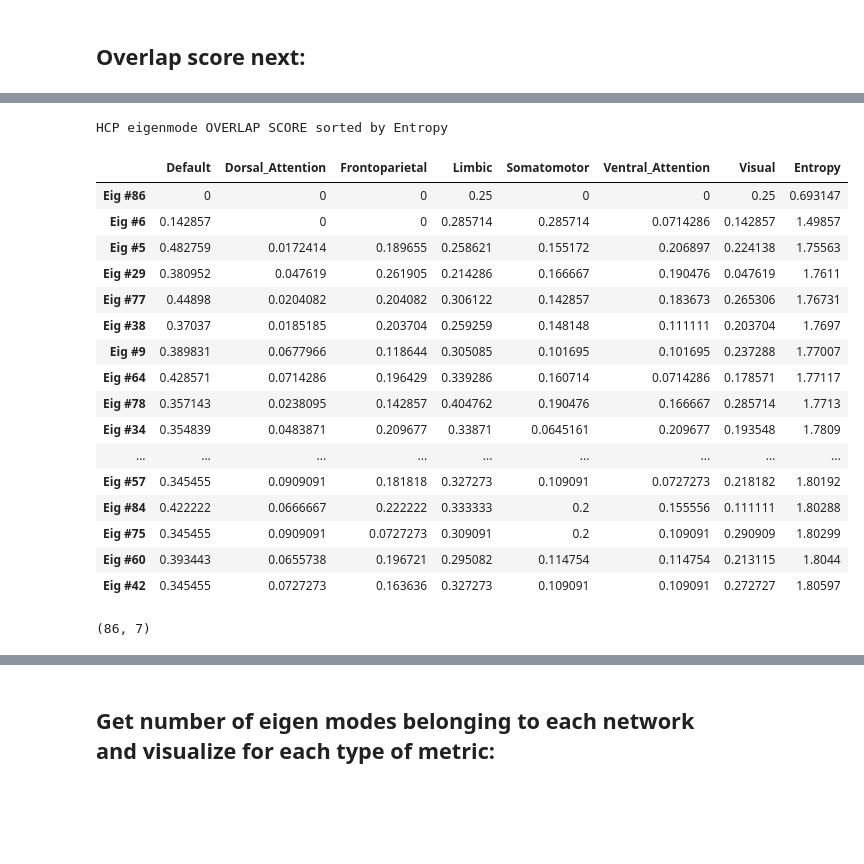
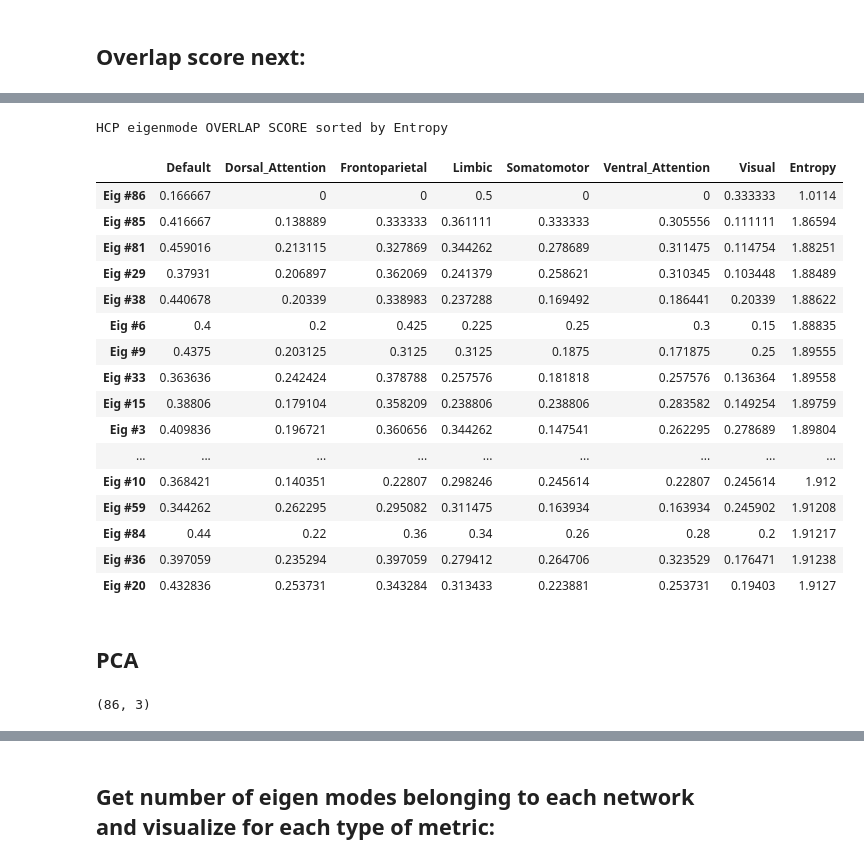
Before and after one commit to Raj-Lab-UCSF/spectrome, a Jupyter notebook: spectrome/notebooks/complex_laplacian/HCP_eigenmodes.ipynb, the cells around one changed output, grey strips where cells are left out. Cells and saved outputs as stored; diff of their text form; code cells hidden in the pictures; blank space fills up the shorter version.

```diff
--- a/spectrome/notebooks/complex_laplacian/HCP_eigenmodes.ipynb
+++ b/spectrome/notebooks/complex_laplacian/HCP_eigenmodes.ipynb
@@ -136,0 +334,8 @@ HCP_brain.norm_eigenmodes.shape
+# %%
+thresh_vec = np.linspace(0.1, 1, 10)
+binary_count = np.zeros(thresh_vec.shape)
+for i in np.arange(0, len(thresh_vec)):
+    binary_mat = np.where(HCP_brain.norm_eigenmodes > thresh_vec[i], ub, lb)
+    binary_count[i] = np.around(np.mean(np.count_nonzero(binary_mat, axis=1)))
+
+binary_count  # looks like we pick the entry that give us 26, which is i = 5, 6th entry
@@ -137,5 +344,8 @@ HCP_brain.norm_eigenmodes.shape
 # %%
-plt.imshow(HCP_brain.reducedConnectome, cmap=plt.cm.Blues_r)
+HCP_brain.binary_eigenmodes = np.where(
+    HCP_brain.norm_eigenmodes > thresh_vec[5], ub, lb
+)
+plt.imshow(HCP_brain.binary_eigenmodes, cmap=plt.cm.Blues)
 plt.colorbar()
 # %% [output]
 <matplotlib.colorbar.Colorbar at 0x...>
@@ -241,5 +352,0 @@ ax.plot(allreal[:,:,1],allimag[:,:,1])
-# %%
-# binarize eigenmodes
-HCP_brain.binary_eigenmodes = np.where(HCP_brain.norm_eigenmodes > threshold, ub, lb)
-plt.imshow(HCP_brain.binary_eigenmodes, cmap=plt.cm.Blues)
-plt.colorbar()
@@ -276,6 +355,8 @@ def get_dice_df(x,y):
 # %%
-hcp_dice = get_dice_df(HCP_brain.binary_eigenmodes,DKfc_binarized)
-hcp_dice.head(10).style.set_caption('HCP Eigenmode Dice Coef').apply(functions.highlight_min, axis=1)
+hcp_dice = eigenmode.get_dice_df(HCP_brain.binary_eigenmodes, DKfc_binarized)
+hcp_dice.head(10).style.set_caption("HCP Eigenmode Dice Coef").apply(
+    functions.highlight_min, axis=1
+)
 # %% [output]
 HCP Eigenmode Dice Coef
 | Unnamed: 0 | Default | Dorsal_Attention | Frontoparietal | Limbic | Somatomotor | Ventral_Attention | Visual |
@@ -359,32 +429,30 @@ hcp_overlap_score.head(10).style.apply(functions.highlight_max,axis = 1)
 # %%
 # compute entropy for overlap
-entropy_hcp_overlap = eigenmode.get_purity_score(hcp_sxy)
+entropy_hcp_overlap = eigenmode.get_entropy_score(hcp_sxy)
 df_olentropy_hcp = pd.DataFrame(entropy_hcp_overlap, index = hcp_dice.index, columns = [('Entropy')])
 order_index = df_olentropy_hcp.sort_values(by = 'Entropy', ascending = True).index
 ordered_overlap = hcp_sxy.reindex(order_index)
 ordered_olentropy = df_olentropy_hcp.reindex(order_index)
 sorted_olentropy_hcp = ordered_overlap.join(ordered_olentropy)
 sorted_olentropy_hcp.head(25).style.set_caption('HCP eigenmode OVERLAP SCORE sorted by Entropy').apply(functions.highlight_max, subset = ordered_overlap.columns, axis = 1)
 # %% [output]
 HCP eigenmode OVERLAP SCORE sorted by Entropy
 |  | Default | Dorsal_Attention | Frontoparietal | Limbic | Somatomotor | Ventral_Attention | Visual | Entropy |
-| Eig #86 | 0 | 0 | 0 | 0.25 | 0 | 0 | 0.25 | 0.693147 |
-| Eig #6 | 0.142857 | 0 | 0 | 0.285714 | 0.285714 | 0.0714286 | 0.142857 | 1.49857 |
-| Eig #5 | 0.482759 | 0.0172414 | 0.189655 | 0.258621 | 0.155172 | 0.206897 | 0.224138 | 1.75563 |
-| Eig #29 | 0.380952 | 0.047619 | 0.261905 | 0.214286 | 0.166667 | 0.190476 | 0.047619 | 1.7611 |
-| Eig #77 | 0.44898 | 0.0204082 | 0.204082 | 0.306122 | 0.142857 | 0.183673 | 0.265306 | 1.76731 |
-| Eig #38 | 0.37037 | 0.0185185 | 0.203704 | 0.259259 | 0.148148 | 0.111111 | 0.203704 | 1.7697 |
-| Eig #9 | 0.389831 | 0.0677966 | 0.118644 | 0.305085 | 0.101695 | 0.101695 | 0.237288 | 1.77007 |
-| Eig #64 | 0.428571 | 0.0714286 | 0.196429 | 0.339286 | 0.160714 | 0.0714286 | 0.178571 | 1.77117 |
-| Eig #78 | 0.357143 | 0.0238095 | 0.142857 | 0.404762 | 0.190476 | 0.166667 | 0.285714 | 1.7713 |
-| Eig #34 | 0.354839 | 0.0483871 | 0.209677 | 0.33871 | 0.0645161 | 0.209677 | 0.193548 | 1.7809 |
+| Eig #86 | 0.166667 | 0 | 0 | 0.5 | 0 | 0 | 0.333333 | 1.0114 |
+| Eig #85 | 0.416667 | 0.138889 | 0.333333 | 0.361111 | 0.333333 | 0.305556 | 0.111111 | 1.86594 |
+| Eig #81 | 0.459016 | 0.213115 | 0.327869 | 0.344262 | 0.278689 | 0.311475 | 0.114754 | 1.88251 |
+| Eig #29 | 0.37931 | 0.206897 | 0.362069 | 0.241379 | 0.258621 | 0.310345 | 0.103448 | 1.88489 |
+| Eig #38 | 0.440678 | 0.20339 | 0.338983 | 0.237288 | 0.169492 | 0.186441 | 0.20339 | 1.88622 |
+| Eig #6 | 0.4 | 0.2 | 0.425 | 0.225 | 0.25 | 0.3 | 0.15 | 1.88835 |
+| Eig #9 | 0.4375 | 0.203125 | 0.3125 | 0.3125 | 0.1875 | 0.171875 | 0.25 | 1.89555 |
+| Eig #33 | 0.363636 | 0.242424 | 0.378788 | 0.257576 | 0.181818 | 0.257576 | 0.136364 | 1.89558 |
+| Eig #15 | 0.38806 | 0.179104 | 0.358209 | 0.238806 | 0.238806 | 0.283582 | 0.149254 | 1.89759 |
+| Eig #3 | 0.409836 | 0.196721 | 0.360656 | 0.344262 | 0.147541 | 0.262295 | 0.278689 | 1.89804 |
 | ... | ... | ... | ... | ... | ... | ... | ... | ... |
-| Eig #57 | 0.345455 | 0.0909091 | 0.181818 | 0.327273 | 0.109091 | 0.0727273 | 0.218182 | 1.80192 |
-| Eig #84 | 0.422222 | 0.0666667 | 0.222222 | 0.333333 | 0.2 | 0.155556 | 0.111111 | 1.80288 |
-| Eig #75 | 0.345455 | 0.0909091 | 0.0727273 | 0.309091 | 0.2 | 0.109091 | 0.290909 | 1.80299 |
-| Eig #60 | 0.393443 | 0.0655738 | 0.196721 | 0.295082 | 0.114754 | 0.114754 | 0.213115 | 1.8044 |
-| Eig #42 | 0.345455 | 0.0727273 | 0.163636 | 0.327273 | 0.109091 | 0.109091 | 0.272727 | 1.80597 |
+| Eig #10 | 0.368421 | 0.140351 | 0.22807 | 0.298246 | 0.245614 | 0.22807 | 0.245614 | 1.912 |
+| Eig #59 | 0.344262 | 0.262295 | 0.295082 | 0.311475 | 0.163934 | 0.163934 | 0.245902 | 1.91208 |
+| Eig #84 | 0.44 | 0.22 | 0.36 | 0.34 | 0.26 | 0.28 | 0.2 | 1.91217 |
+| Eig #36 | 0.397059 | 0.235294 | 0.397059 | 0.279412 | 0.264706 | 0.323529 | 0.176471 | 1.91238 |
+| Eig #20 | 0.432836 | 0.253731 | 0.343284 | 0.313433 | 0.223881 | 0.253731 | 0.19403 | 1.9127 |
-# %%
-hcp_dice.shape
-# %% [output]
-(86, 7)
+# %% [markdown]
+## PCA
@@ -390,0 +471,6 @@ hcp_dice.shape
+# %%
+pca = PCA(n_components = 3)
+projected = pca.fit_transform(hcp_dice.values)
+projected.shape
+# %% [output]
+(86, 3)
```
Also changed, not shown: parts of 40 cells of this notebook, 9 other files.
